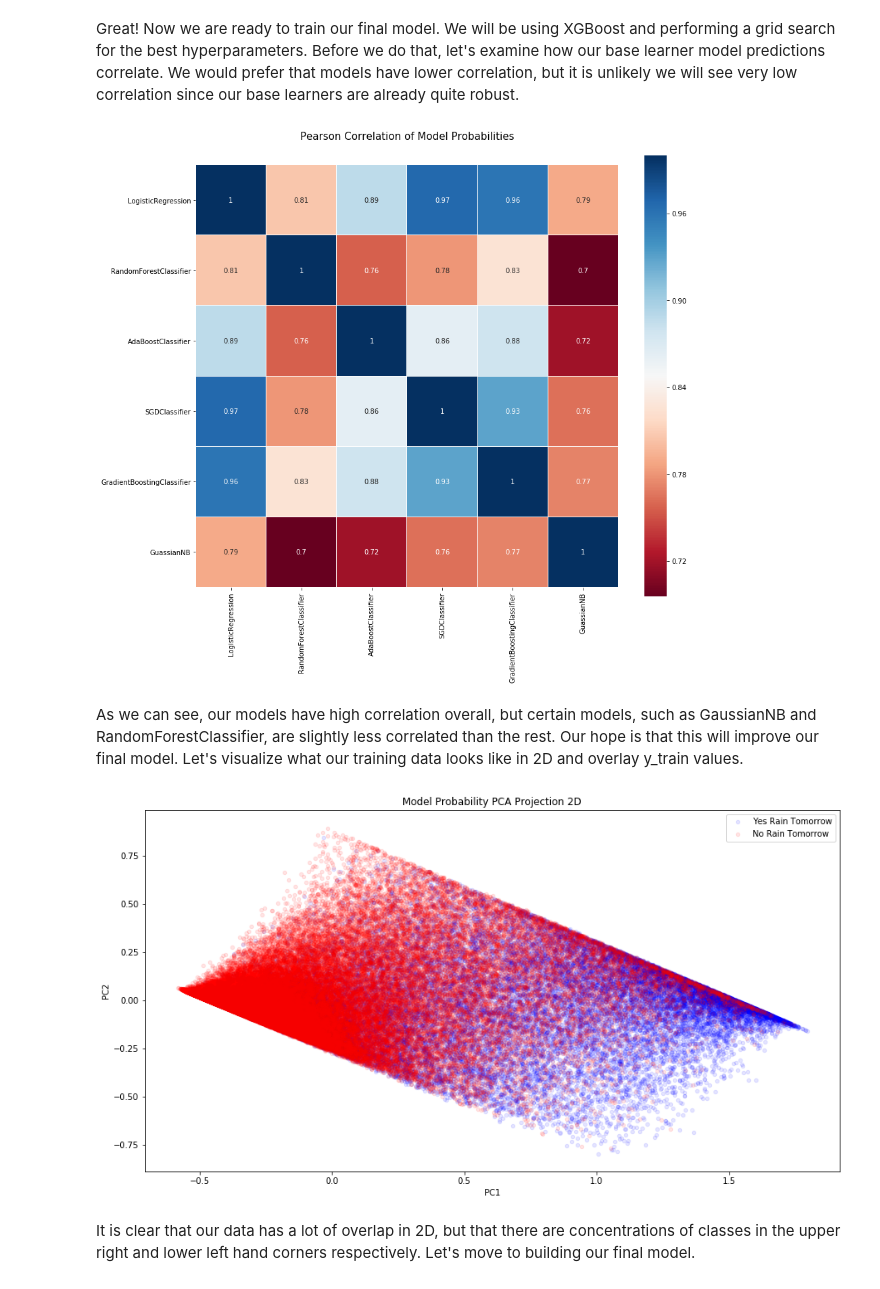
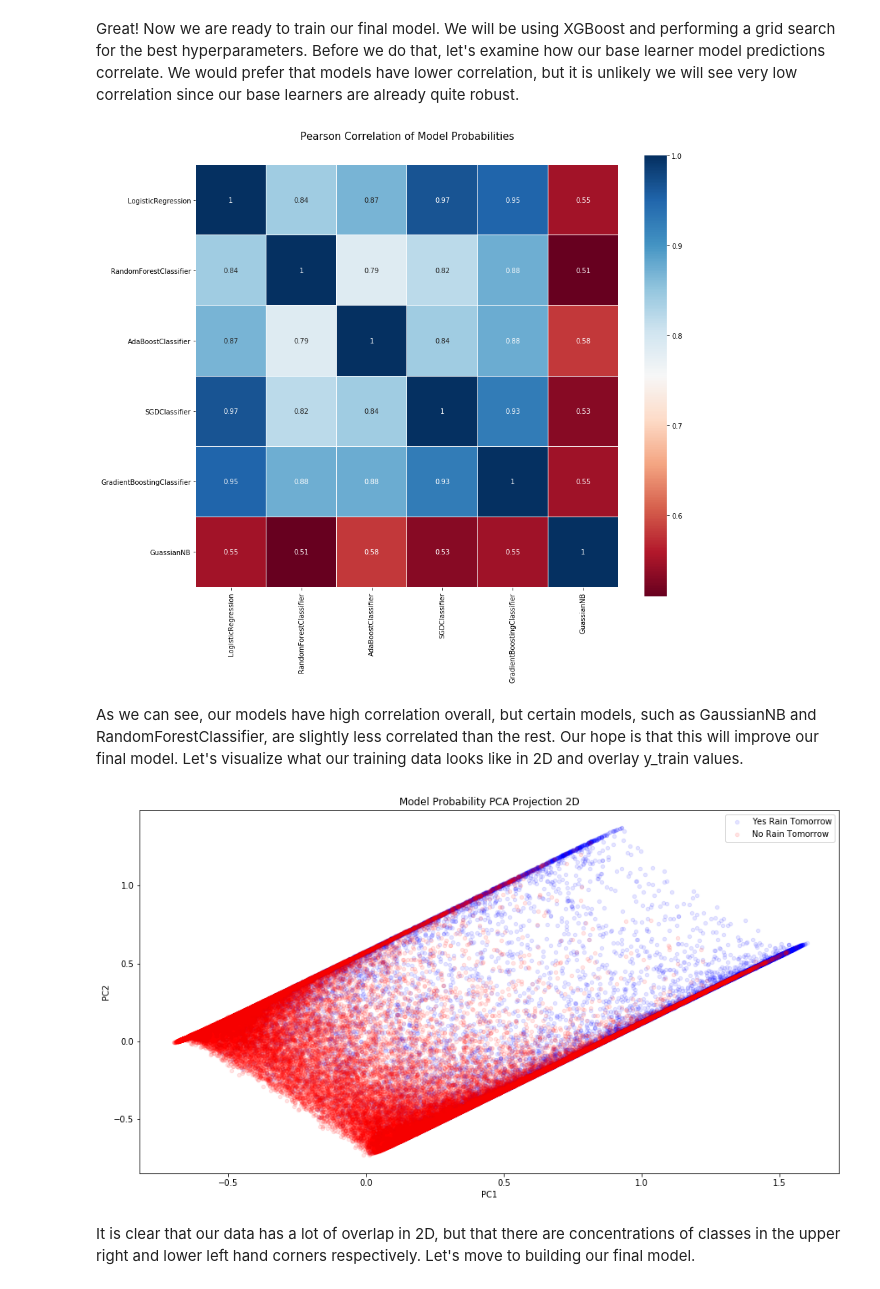
Before and after one commit to arcaputo3/dsc-3-final-project-online-ds-sp-000, a Jupyter notebook: main.ipynb, the cells around one changed output. Saved outputs shown, nothing was run; the diff lists cells and outputs as text; code cells hidden in the pictures.

Commit message:
Add up-sampling, change base learners, keep pca

```diff
--- a/main.ipynb
+++ b/main.ipynb
@@ -230,12 +255,8 @@ Recall that our goal is to predict the RainTomorrow variable. For this task, we
 # %%
-# Get X, y
-X, y = df.drop('RainTomorrow', axis=1), df.RainTomorrow
-# Recast y as int.  1: 'Yes', 0: 'No'
-y = (y == 'Yes').astype('int64')
-
 # Add seasonality
 X['Month'] = X.index.month_name()
 
+# Get initial columns
 cat_cols = list(X.select_dtypes(include=object).columns)
 num_cols = [c for c in X.columns if c not in cat_cols]
 
@@ -244,14 +265,12 @@ am_cols = sorted([c for c in num_cols if c.endswith('9am')])
 pm_cols = sorted([c for c in num_cols if c.endswith('3pm')])
 
 for am_col, pm_col in zip(am_cols, pm_cols):
-    X[am_col[:-3] + '_delta'] = X[pm_col] - X[am_col]
+    X[am_col[:-3] + '_mean'] = (X[pm_col]  + X[am_col])/2
+    X.drop([am_col, pm_col], axis=1, inplace=True)
 
-# Add max temp - min temp
-X['MaxMin_delta'] = X['MaxTemp'] - X['MinTemp']
-
-# Get categoricals and numericals
-cat_cols = list(X.select_dtypes(include=object).columns)
-num_cols = [c for c in X.columns if c not in cat_cols]
+# Drop max temp - min temp
+X.drop(['MaxTemp', 'MinTemp'], axis=1, inplace=True)
 
 # Avoid shuffle to preserve chronology - test set contains latest samples
-X_train, X_test, y_train, y_test = train_test_split(X, y, test_size=0.2)
+X_train, X_test, y_train, y_test = train_test_split(X, y, test_size=0.2, shuffle=False)
+X_train.head()
@@ -269 +281,7 @@ X_train.head()
+# %%
+from imblearn.over_sampling import RandomOverSampler
+
+ros = RandomOverSampler()
+X_train_r, y_train = ros.fit_sample(X_train, y_train)
+X_train = pd.DataFrame(X_train_r, columns=X_train.columns)
 # %%
@@ -289,7 +310,11 @@ class DataFrameSelector(BaseEstimator, TransformerMixin):
         return self
 
 
-# Get Pipelines
+# -- Get Pipelines --
+
+# Get categoricals and numericals
+cat_cols = list(X.select_dtypes(include=object).columns)
+num_cols = [c for c in X.columns if c not in cat_cols]
 
 # Fit numerical pipeline
 num_pipeline = make_pipeline(
@@ -311,10 +336,13 @@ full_preproc = FeatureUnion(transformer_list=[
     ("num_pipeline", num_pipeline)
 ])
 
-# (Optional) Reduce dimension to contain 95% explained variance
+# (Optional) Reduce dimension to contain nearly all explained variance
+# This will lower memory consumption and speed up training time
+# at a small performance cost
 red_preproc = make_pipeline(
     full_preproc,
-    PCA(0.975)
+    # Keep 95% of explained variance
+    PCA(0.95)
 )
 # %%
 X_train = red_preproc.fit_transform(X_train)
@@ -352,7 +369,7 @@ models = {
     # Use log loss so we can get probability predictions
     'SGDClassifier': SGDClassifier(loss='log'),
     'GradientBoostingClassifier': GradientBoostingClassifier(),
-    'GuassianNB': GaussianNB()
+    'GaussianProcessClassifier': GaussianProcessClassifier()
 }
 
 pprint(models)
@@ -452,34 +455,34 @@ Great! Now we are ready to train our final model. We will be using XGBoost and p
 colormap = plt.cm.RdBu
 plt.figure(figsize=(14,12))
 plt.title('Pearson Correlation of Model Probabilities', y=1.05, size=15)
-sns.heatmap(X_train_f.corr(),linewidths=0.1,vmax=1.0,
+sns.heatmap(X_train_f.corr(), linewidths=0.1, vmax=1.0,
             square=True, cmap=colormap, linecolor='white', annot=True)
 plt.show()
 # %% [output]
-[figure, old version]
+[figure, new version]
 # %% [markdown]
 As we can see, our models have high correlation overall, but certain models, such as GaussianNB and RandomForestClassifier, are slightly less correlated than the rest. Our hope is that this will improve our final model. Let's visualize what our training data looks like in 2D and overlay y_train values.
 # %%
 X_train_f_2D = PCA(n_components=2).fit_transform(X_train_f)
 # %%
 plt.figure(figsize=(15, 8))
-plt.scatter(X_train_f_2D[y_train==1, 0], X_train_f_2D[y_train==1, 1],
+plt.scatter(X_train_f_2D[(y_train == 1), 0], X_train_f_2D[(y_train == 1), 1],
             c='b',
             label='Yes Rain Tomorrow',
             alpha=0.1,
             s=20)
-plt.scatter(X_train_f_2D[y_train==0, 0], X_train_f_2D[y_train==0, 1],
+plt.scatter(X_train_f_2D[(y_train == 0), 0], X_train_f_2D[(y_train == 0), 1],
             c='r',
             label='No Rain Tomorrow',
             alpha=0.1,
             s=20)
 plt.title('Model Probability PCA Projection 2D')
 plt.xlabel('PC1')
 plt.ylabel('PC2')
 plt.legend()
 plt.show()
 # %% [output]
-[figure, old version]
+[figure, new version]
 # %% [markdown]
 It is clear that our data has a lot of overlap in 2D, but that there are concentrations of classes in the upper right and lower left hand corners respectively. Let's move to building our final model.
 # %%
```
Also changed, not shown: parts of 31 cells of this notebook.
